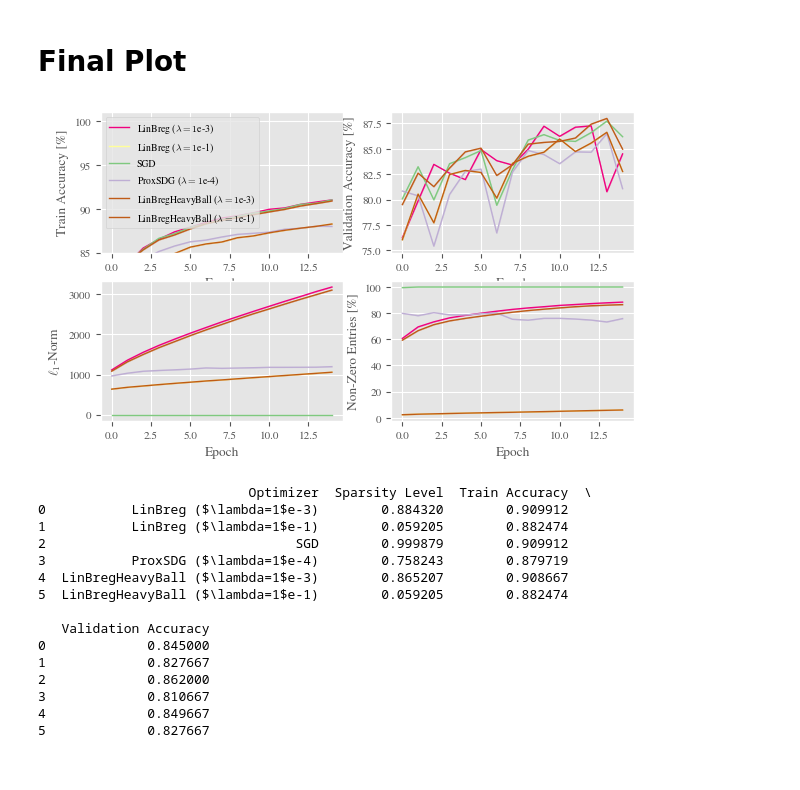
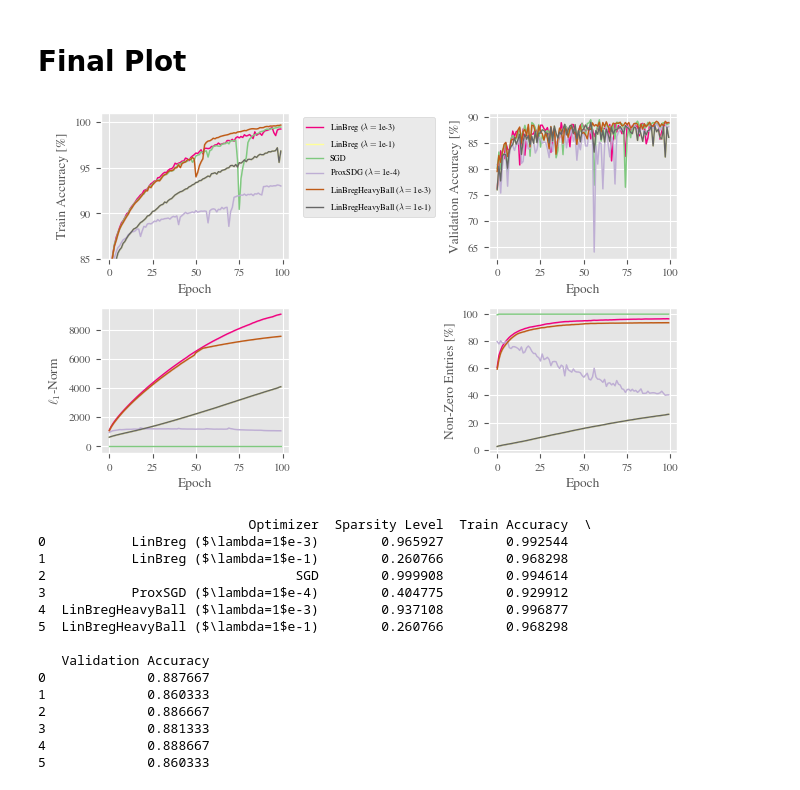
Before and after one commit to zcabsjm/BregmanLearning, a Jupyter notebook: notebooks/MLP-Classification.ipynb, the cells around one changed output. Saved outputs shown, nothing was run; the diff lists cells and outputs as text; code cells hidden in the pictures.

```diff
--- a/notebooks/MLP-Classification.ipynb
+++ b/notebooks/MLP-Classification.ipynb
@@ -39,7 +39,7 @@ conf_args = {#
     # cuda
     'use_cuda':False, 'num_workers':0, 'cuda_device':0, 'pin_memory':True, 'train_split':0.95,
     #
-    'epochs':15,
+    'epochs':100,
     # optimizer
     'delta':1.0, 'lr':0.1, 'lamda':1e-3, 'optim':"LinBreg",'beta':0.0,
     # initialization
@@ -301,37 +301,43 @@ for i, param in enumerate(params):
 # %% [markdown]
 # Final Plot
 # %%
-fig, ax = plt.subplots(2,2)
+fig, ax = plt.subplots(2, 2)
 ax = np.ravel(ax)
 
 for param in params:
-    plot_training_stats(ax, keys, param['result'], color = param['color'], label = param['label'])
+    plot_training_stats(ax, keys, param['result'], color=param['color'], label=param['label'])
 
 # Specify axes
 ## Train Acc
 ax[0].set_ylabel('Train Accuracy [%]')
 ax[0].set_xlabel('Epoch')
 ax[0].set_ylim(85, 101)
 ## Validation Acc
 ax[1].set_ylabel('Validation Accuracy [%]')
 ax[1].set_xlabel('Epoch')
 ## L1-Norm
 ax[2].set_ylabel('$\ell_1$-Norm')
 ax[2].set_xlabel('Epoch')
 ## Sparsity
 ax[3].set_ylabel('Non-Zero Entries [%]')
-ax[3].set_xlabel('Epoch');
+ax[3].set_xlabel('Epoch')
 
-# Legend
+# Legend: Move outside the plot area and reduce font size
 handles, labels = ax[0].get_legend_handles_labels()
-ax[0].legend(handles, labels, loc='best',frameon=1,prop={'size': 7}, ncol = 1)
+ax[0].legend(handles, labels, loc='upper left', bbox_to_anchor=(1.05, 1), prop={'size': 6}, ncol=1)
 
 # Adjust size
-width = 5.50107/0.8
-height = 8.02778/(2.0)
+width = 5.50107 / 0.8
+height = 8.02778 / (2.0)
 fig.set_size_inches(width, height)
+
+# Adjust layout to make space for the legend
+plt.tight_layout(rect=[0, 0, 0.95, 1])
+
+# Change color of one of the LinBregHeavyBall lines to blue
+params[5]['color'] = 'blue'  # Change the color of the second LinBregHeavyBall
 # %% [output]
-[figure, old version]
+[figure, new version]
 # %%
 import pandas as pd
 
@@ -339,7 +345,7 @@ optimizer_labels = [
     'LinBreg ($\lambda=1$e-3)',
     'LinBreg ($\lambda=1$e-1)',
     'SGD',
-    'ProxSDG ($\lambda=1$e-4)',
+    'ProxSGD ($\lambda=1$e-4)',
     'LinBregHeavyBall ($\lambda=1$e-3)',
     'LinBregHeavyBall ($\lambda=1$e-1)'
 ]
@@ -369,17 +375,17 @@ df = pd.DataFrame(records)
 print(df)
 # %% [output]
                            Optimizer  Sparsity Level  Train Accuracy  \
-0           LinBreg ($\lambda=1$e-3)        0.884320        0.909912
-1           LinBreg ($\lambda=1$e-1)        0.059205        0.882474
-2                                SGD        0.999879        0.909912
-3           ProxSDG ($\lambda=1$e-4)        0.758243        0.879719
-4  LinBregHeavyBall ($\lambda=1$e-3)        0.865207        0.908667
-5  LinBregHeavyBall ($\lambda=1$e-1)        0.059205        0.882474
+0           LinBreg ($\lambda=1$e-3)        0.965927        0.992544
+1           LinBreg ($\lambda=1$e-1)        0.260766        0.968298
+2                                SGD        0.999908        0.994614
+3           ProxSGD ($\lambda=1$e-4)        0.404775        0.929912
+4  LinBregHeavyBall ($\lambda=1$e-3)        0.937108        0.996877
+5  LinBregHeavyBall ($\lambda=1$e-1)        0.260766        0.968298
 
    Validation Accuracy
-0             0.845000
-1             0.827667
-2             0.862000
-3             0.810667
-4             0.849667
-5             0.827667
+0             0.887667
+1             0.860333
+2             0.886667
+3             0.881333
+4             0.888667
+5             0.860333
```
Also changed, not shown: parts of 1 cell of this notebook, 11 other files.
